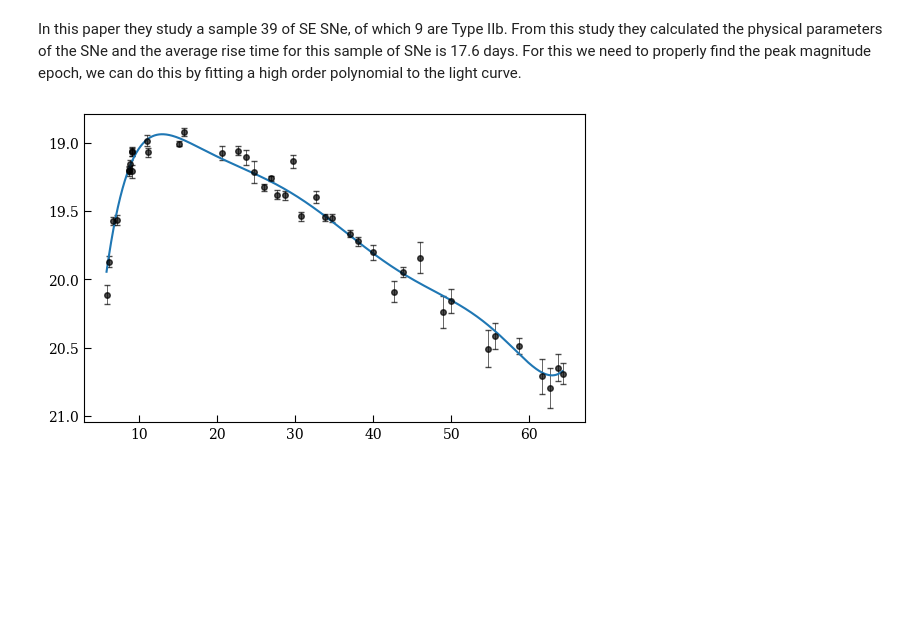
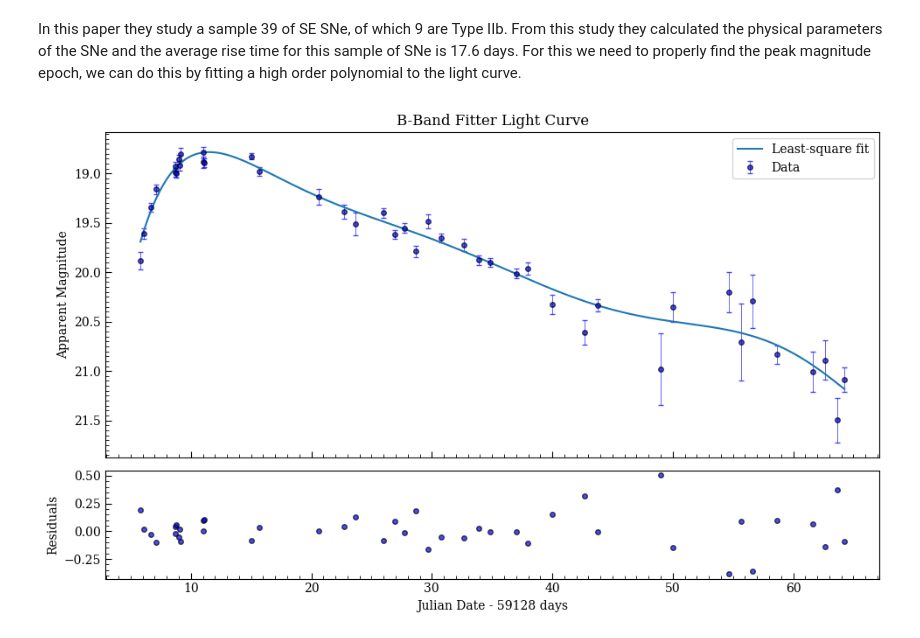
Before and after one commit to 159Patrick159/ZN-7090, a Jupyter notebook: Scripts/Generating Bolometric Light Curves.ipynb, the cells around one changed output. Saved outputs shown, nothing was run; the diff lists cells and outputs as text; code cells hidden in the pictures; blank space fills up the shorter version.

Commit message:
Implemented function for performing HO fitting on BVI light curves, Im still working on developing an accurate montecarlo simulation for defining the boundaries of the fit

```diff
--- a/Scripts/Generating Bolometric Light Curves.ipynb
+++ b/Scripts/Generating Bolometric Light Curves.ipynb
@@ -1296,36 +1296,42 @@ We see that the recombination/radiatevely bolometric corrections display the lig
 <h2 align="center"> Layman et al. $\href{https://ui.adsabs.harvard.edu/abs/2014MNRAS.437.3848L/abstract}{2016}$ rise time contraints. <h2>
 # %% [markdown]
 In this paper they study a sample 39 of SE SNe, of which 9 are Type IIb. From this study they calculated the physical parameters of the SNe and the average rise time for this sample of SNe is 17.6 days. For this we need to properly find the peak magnitude epoch, we can do this by fitting a high order polynomial to the light curve.
-# %%
-# Define high order polynomial
-def polynomial_7(x,c0,c1,c2,c3,c4,c5,c6,c7):
-    return(c0 + c1*x + c2*x**2 + c3*x**3 + c4*x**4 + c5*x**5 + c6*x**6 + c7*x**7)
-
-# Perform least-square fitting
-popt_B, pcov_B = curve_fit(polynomial_7,B_dates[3:],B_mags[3:],sigma=B_mags_err[3:],absolute_sigma=True)
-popt_V, pcov_V = curve_fit(polynomial_7,V_dates[3:],V_mags[3:],sigma=V_mags_err[3:],absolute_sigma=True)
-popt_I, pcov_I = curve_fit(polynomial_7,I_dates[3:],I_mags[3:],sigma=I_mags_err[3:],absolute_sigma=True)
-
-# Collect uncertainties
-B_coeff_err = np.sqrt(np.diag(pcov_B))
-V_coeff_err = np.sqrt(np.diag(pcov_V))
-I_coeff_err = np.sqrt(np.diag(pcov_I))
-
-# Compute upper & lower bounds in coefficients
-B_upper = popt_B + B_coeff_err
-V_upper = popt_V + V_coeff_err
-I_upper = popt_I + I_coeff_err
-
-B_lower = popt_B - B_coeff_err
-V_lower = popt_V - V_coeff_err
-I_lower = popt_I - I_coeff_err
-
-domain = np.linspace(np.min(B_dates[3:]),np.max(B_dates[3:]),1000)
-
-fig, a0 = plt.subplots(figsize=(gr*4,4),ncols=1)
-a0.errorbar(V_dates[3:],V_mags[3:],yerr=V_mags_err[3:],fmt="ko",ecolor='k',capsize=2,elinewidth=0.6,alpha=0.7,ms=4)
-a0.plot(domain,polynomial_7(domain,*popt_V))
-a0.invert_yaxis()
-#a0.fill_between(domain,polynomial_7(domain,*V_lower),polynomial_7(domain,*V_upper),alpha=0.5)
-# %% [output]
-[figure, removed]
+# %%
+from Helpers import HO_PolyFit
+popt_B, popt_BU, popt_BL = HO_PolyFit(B_dates[3:],B_mags[3:],B_mags_err[3:])
+popt_V, popt_VU, popt_VL = HO_PolyFit(V_dates[3:],V_mags[3:],V_mags_err[3:])
+popt_I, popt_IU, popt_IL = HO_PolyFit(I_dates[3:],I_mags[3:],I_mags_err[3:])
+
+# Define high order polynomial
+def polynomial_7(x,c0,c1,c2,c3,c4,c5,c6,c7):
+    return(c0 + c1*x + c2*x**2 + c3*x**3 + c4*x**4 + c5*x**5 + c6*x**6 + c7*x**7)
+
+# Define domain for model function
+domain = np.linspace(np.min(B_dates[3:]),np.max(B_dates[3:]),1000)
+
+fig, (a0,a1) = plt.subplots(figsize=(gr*scale,scale),nrows=2,
+                            gridspec_kw={'height_ratios': [3, 1]},
+                           sharex=True)
+
+a0.set_title("B-Band Fitter Light Curve")
+a0.errorbar(B_dates[3:],B_mags[3:],yerr=B_mags_err[3:],fmt="bo",ecolor='b',capsize=2,elinewidth=0.6,alpha=0.7,ms=4,mec='k',label='Data')
+a0.plot(domain,polynomial_7(domain,*popt_B),label='Least-square fit')
+#a0.fill_between(domain,polynomial_7(domain,*popt_BL),polynomial_7(domain,*popt_BU),alpha=0.4,label="Boundaries of fit")
+a0.invert_yaxis()
+a0.yaxis.set_minor_locator(MultipleLocator(.05))
+a0.set_ylabel("Apparent Magnitude")
+a0.legend()
+
+# Compute residuals
+res_B = B_mags[3:] - polynomial_7(B_dates[3:],*popt_B)
+
+a1.errorbar(B_dates[3:],res_B,fmt="bo",ecolor='b',capsize=2,elinewidth=0.6,alpha=0.7,ms=4,mec='k')
+a1.yaxis.set_minor_locator(MultipleLocator(.05))
+a1.xaxis.set_minor_locator(MultipleLocator(1))
+a1.set_ylabel("Residuals")
+a1.set_xlabel(f"Julian Date - {int(dates[0])} days")
+
+plt.tight_layout()
+plt.show()
+# %% [output]
+[figure, added]
```
Also changed, not shown: parts of 12 cells of this notebook, 2 other files.
